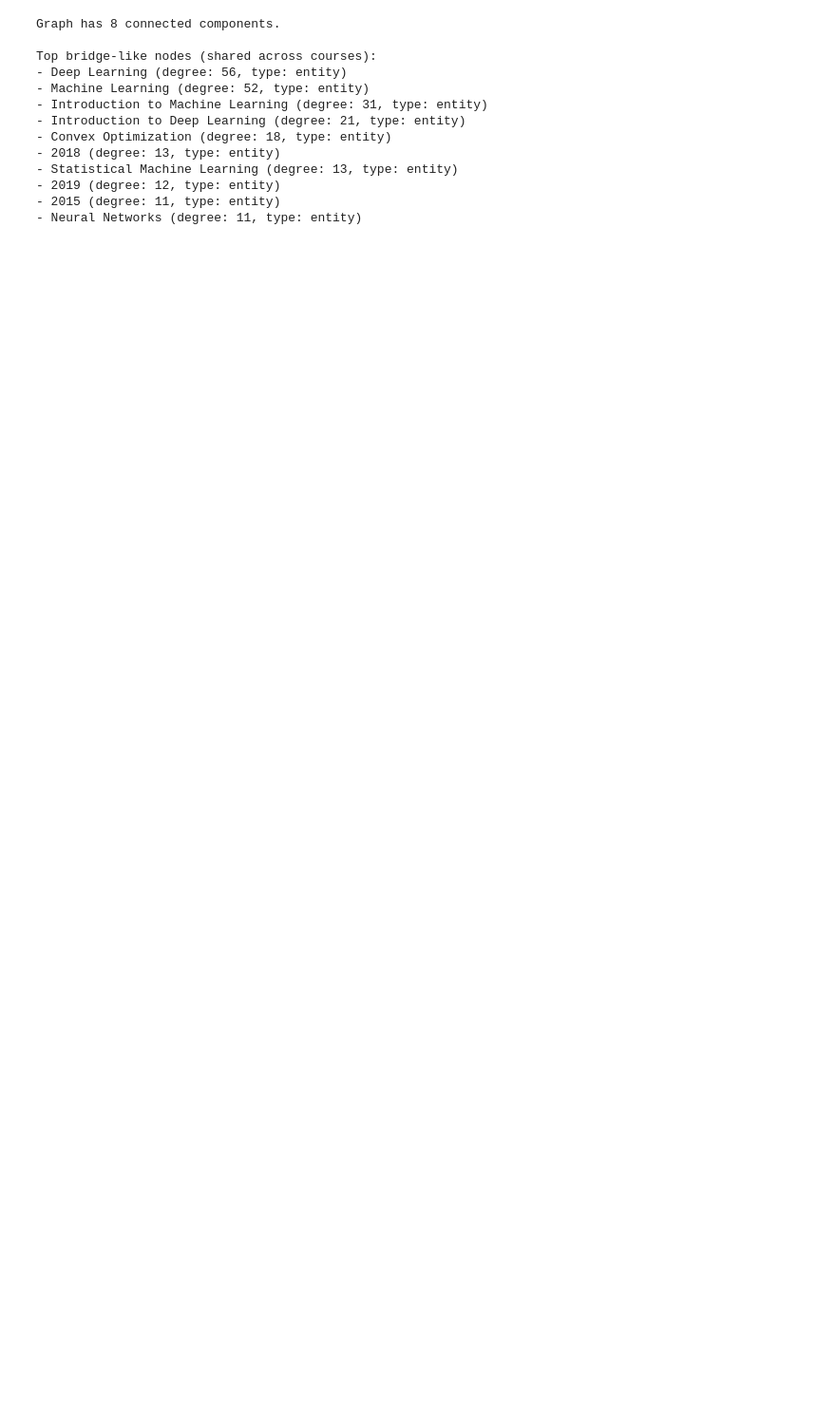
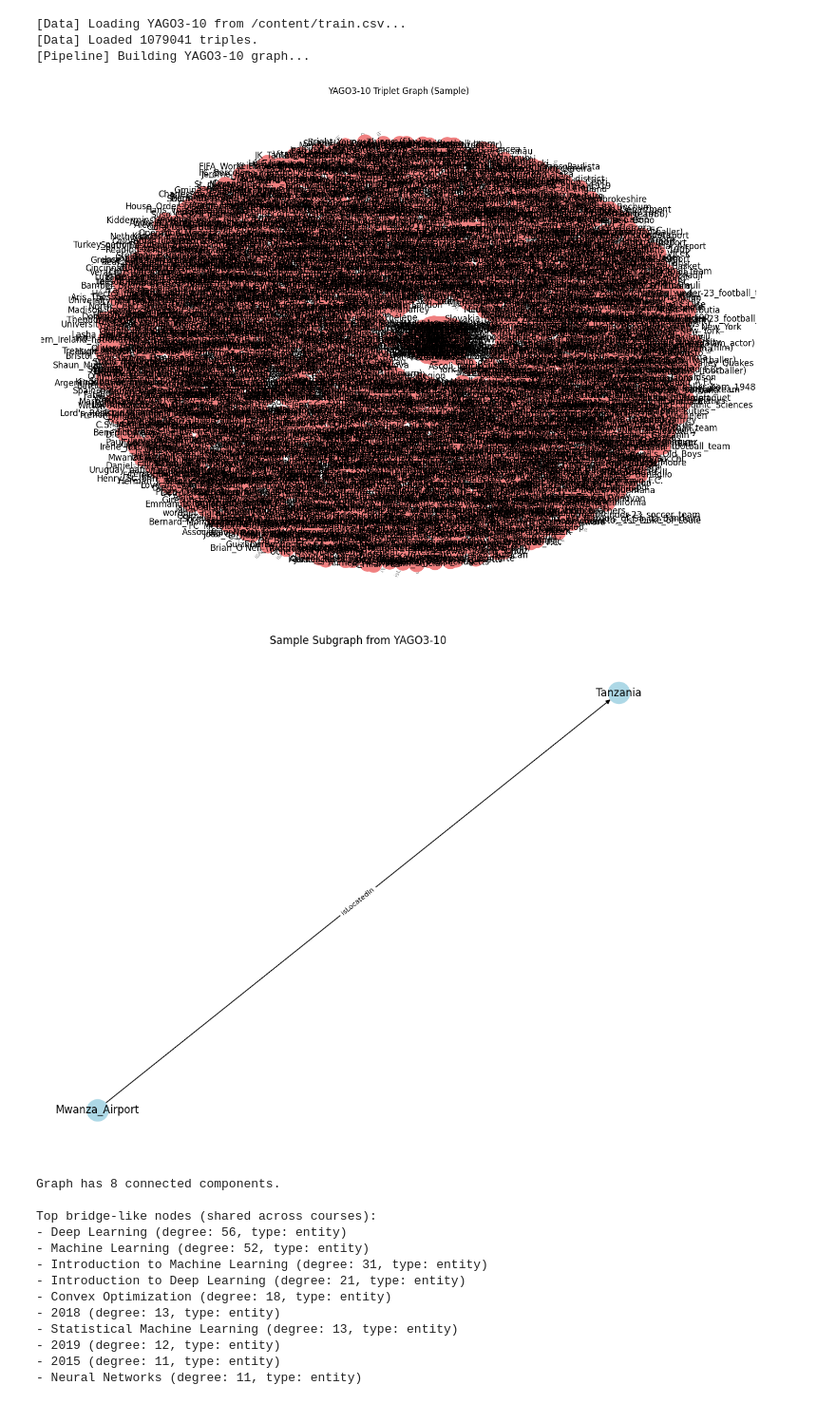
Before and after one commit to prabhxyz/kg-agent, a Jupyter notebook: kg_agent.ipynb, the cells around one changed output. Shown at 95% size. Drawn from its saved outputs; the diff is of its cells as text; code cells hidden in the pictures; blank space fills up the shorter version.

```diff
--- a/kg_agent.ipynb
+++ b/kg_agent.ipynb
@@ -335,3 +63,70 @@ visualize_sample_subgraph(G)
+# %%
+import os
+import pandas as pd
+import torch
+import random
+from itertools import islice
+from typing import List, Tuple
+import networkx as nx
+import matplotlib.pyplot as plt
+
+# === Load YAGO3-10 triples ===
+print("[Data] Loading YAGO3-10 from /content/train.csv...")
+df = pd.read_csv("/content/train.csv", header=None)
+df.columns = ["head", "relation", "tail"]
+
+triplets: List[Tuple[str, str, str]] = list(df.itertuples(index=False, name=None))
+print(f"[Data] Loaded {len(triplets)} triples.")
+
+# === Graph Builder and Visualizer ===
+def build_and_visualize_graph(triplets: List[Tuple[str, str, str]], max_edges=1000):
+    G = nx.MultiDiGraph()
+    for h, r, t in triplets[:max_edges]:
+        G.add_node(h, node_type="entity")
+        G.add_node(t, node_type="entity")
+        G.add_edge(h, t, relation=r)
+
+    if G.number_of_nodes() == 0:
+        print("[Warning] Graph is empty.")
+        return G
+
+    pos = nx.spring_layout(G, seed=42, k=0.6)
+    plt.figure(figsize=(14, 10))
+    nx.draw(G, pos, with_labels=True, node_size=500, node_color="lightcoral", arrows=True)
+    edge_labels = {(u, v): d["relation"] for u, v, d in G.edges(data=True)}
+    nx.draw_networkx_edge_labels(G, pos, edge_labels=edge_labels, font_color="gray", font_size=8)
+    plt.title("YAGO3-10 Triplet Graph (Sample)")
+    plt.axis("off")
+    plt.show()
+    return G
+
+# === Subgraph Visualizer ===
+def visualize_sample_subgraph(G, n_nodes=25):
+    if G.number_of_nodes() == 0:
+        print("Graph is empty.")
+        return
+    start = random.choice(list(G.nodes))
+    sub_nodes = list(islice(nx.bfs_tree(G.to_undirected(), start), n_nodes))
+    H = G.subgraph(sub_nodes)
+    pos = nx.spring_layout(H)
+    plt.figure(figsize=(10, 8))
+    nx.draw(H, pos, with_labels=True, node_size=600, node_color="lightblue", arrows=True)
+    edge_labels = {(u, v): d["relation"] for u, v, d in H.edges(data=True)}
+    nx.draw_networkx_edge_labels(H, pos, edge_labels=edge_labels, font_size=8)
+    plt.title("Sample Subgraph from YAGO3-10")
+    plt.axis("off")
+    plt.show()
+
+# === MAIN PIPELINE ===
+print("[Pipeline] Building YAGO3-10 graph...")
+G = build_and_visualize_graph(triplets, max_edges=1000)
+visualize_sample_subgraph(G, n_nodes=25)
+# %% [output]
+[Data] Loading YAGO3-10 from /content/train.csv...
+[Data] Loaded 1079041 triples.
+[Pipeline] Building YAGO3-10 graph...
+[figure, added]
+[figure, added]
 # %%
 # independent components
 n_comp = nx.number_weakly_connected_components(G)
```
Also changed, not shown: parts of 1 cell of this notebook.
